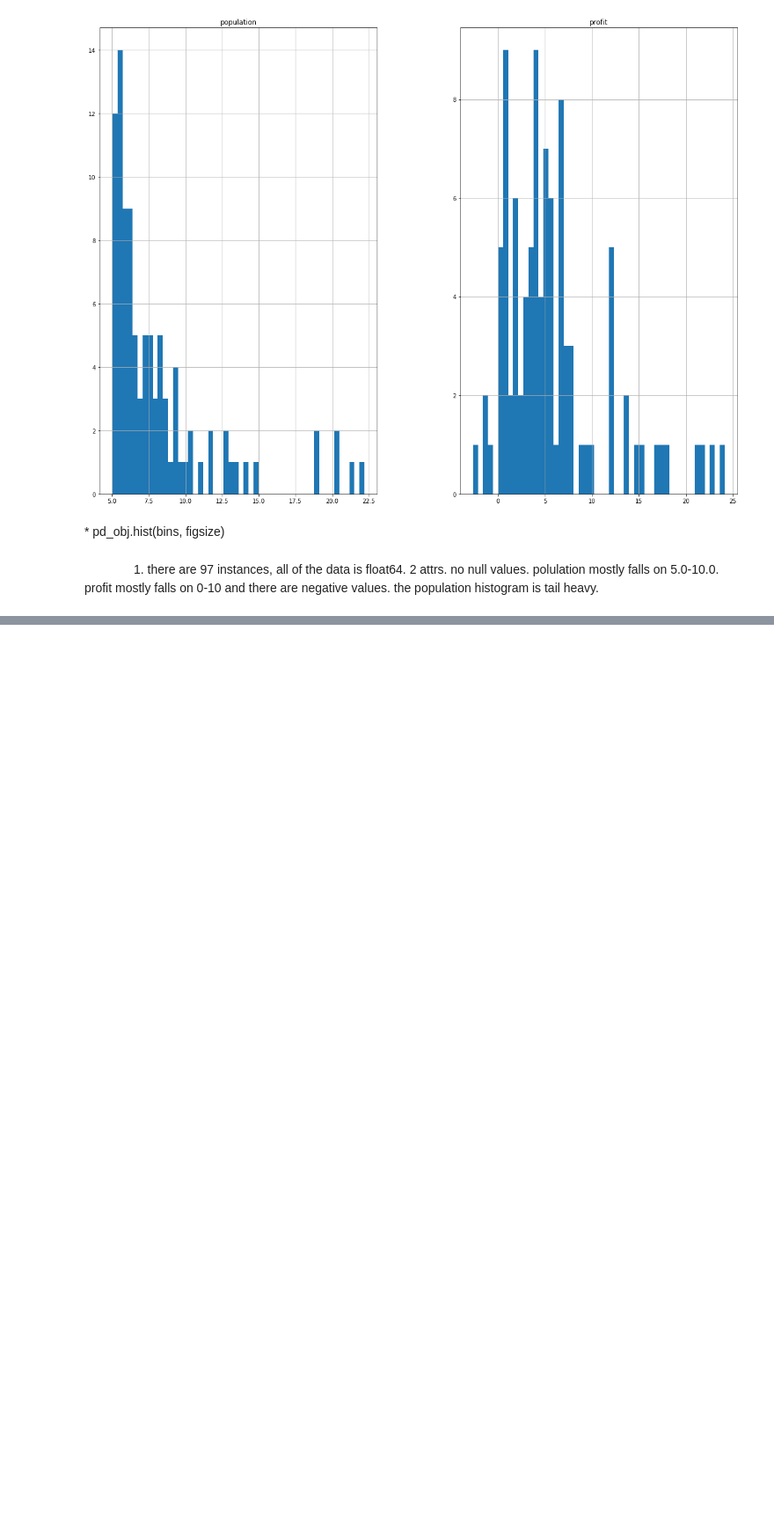
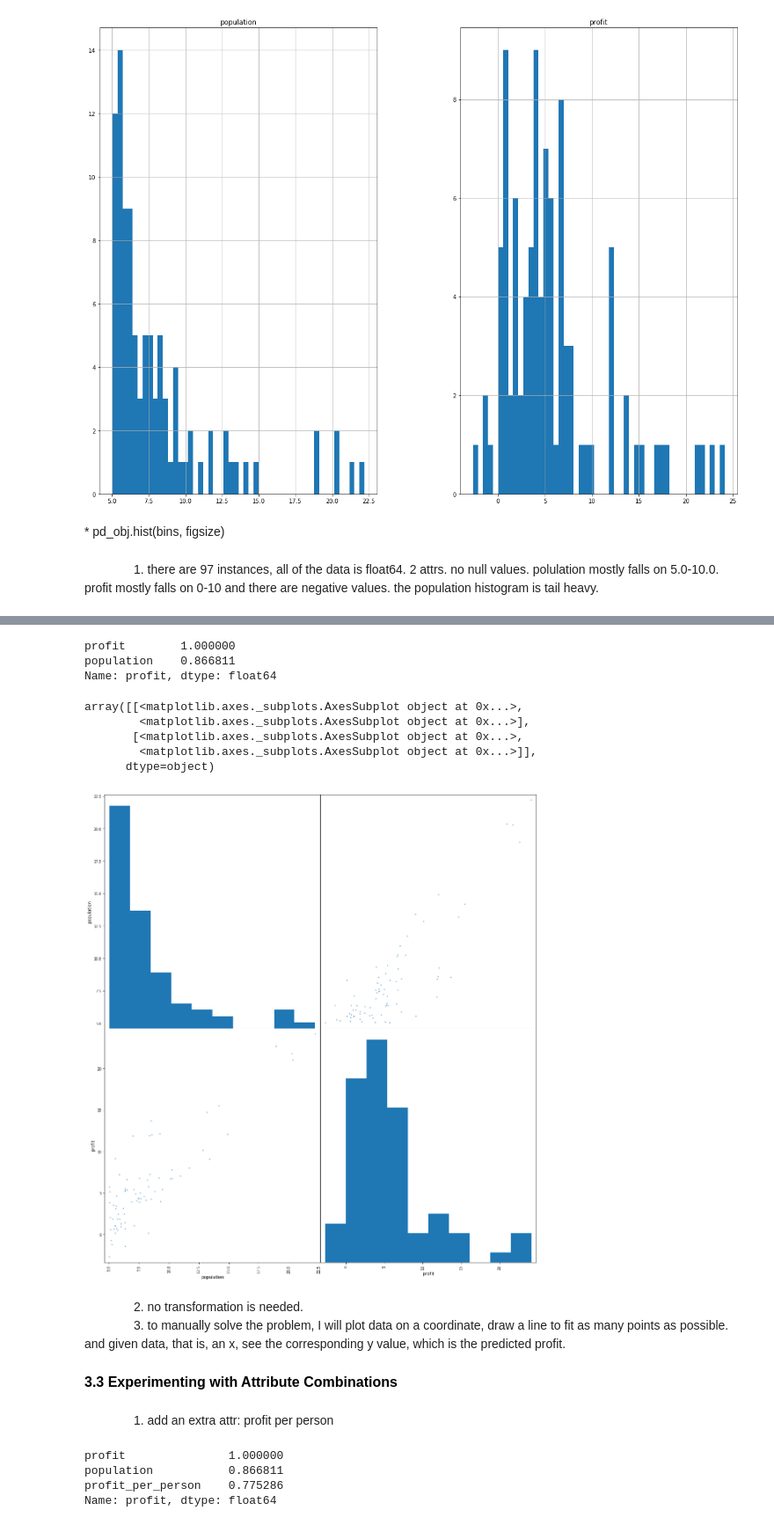
Before and after one commit to Chunngai/handson-ml, a Jupyter notebook: practice/ml-AW/ex1/ex1.ipynb, the cells around one changed output, grey strips where cells are left out. Shown at 88% size. Cells and saved outputs as stored; diff of their text form; code cells hidden in the pictures; blank space fills up the shorter version.

```diff
--- a/practice/ml-AW/ex1/ex1.ipynb
+++ b/practice/ml-AW/ex1/ex1.ipynb
@@ -106,0 +149,41 @@ array([[<matplotlib.axes._subplots.AxesSubplot object at 0x...>,
+# %%
+# explore the corr
+
+corr_matrix = ex1data1.corr()
+corr_matrix["profit"].sort_values(ascending=False)
+# %% [output]
+profit        1.000000
+population    0.866811
+Name: profit, dtype: float64
+# %%
+# another way to see the corr
+from pandas.plotting import scatter_matrix
+
+attr = ["population", "profit"]
+scatter_matrix(ex1data1[attr], figsize=(18, 20))
+# %% [output]
+array([[<matplotlib.axes._subplots.AxesSubplot object at 0x...>,
+        <matplotlib.axes._subplots.AxesSubplot object at 0x...>],
+       [<matplotlib.axes._subplots.AxesSubplot object at 0x...>,
+        <matplotlib.axes._subplots.AxesSubplot object at 0x...>]],
+      dtype=object)
+[figure, added]
+# %% [markdown]
+&emsp;&emsp;&emsp;&emsp;2. no transformation is needed.
+&emsp;&emsp;&emsp;&emsp;3. to manually solve the problem, I will plot data on a coordinate, draw a line to fit as many points as possible. and given data, that is, an x, see the corresponding y value, which is the predicted profit.
+# %% [markdown]
+**<font color=#000000 size=3>3.3 Experimenting with Attribute Combinations</font>**
+# %% [markdown]
+&emsp;&emsp;&emsp;&emsp;1. add an extra attr: profit per person
+# %%
+# add an attr
+ex1data1["profit_per_person"] = ex1data1["profit"] / ex1data1["population"]
+
+# explore the corr again
+corr_matrix = ex1data1.corr()
+corr_matrix["profit"].sort_values(ascending=False)
+# %% [output]
+profit               1.000000
+population           0.866811
+profit_per_person    0.775286
+Name: profit, dtype: float64
```
Also changed, not shown: parts of 20 cells of this notebook.
